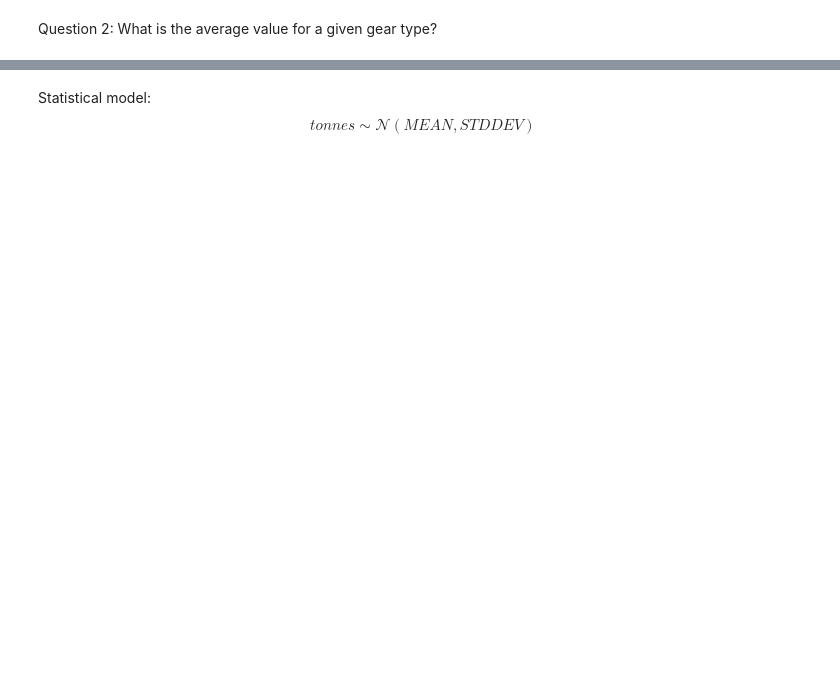
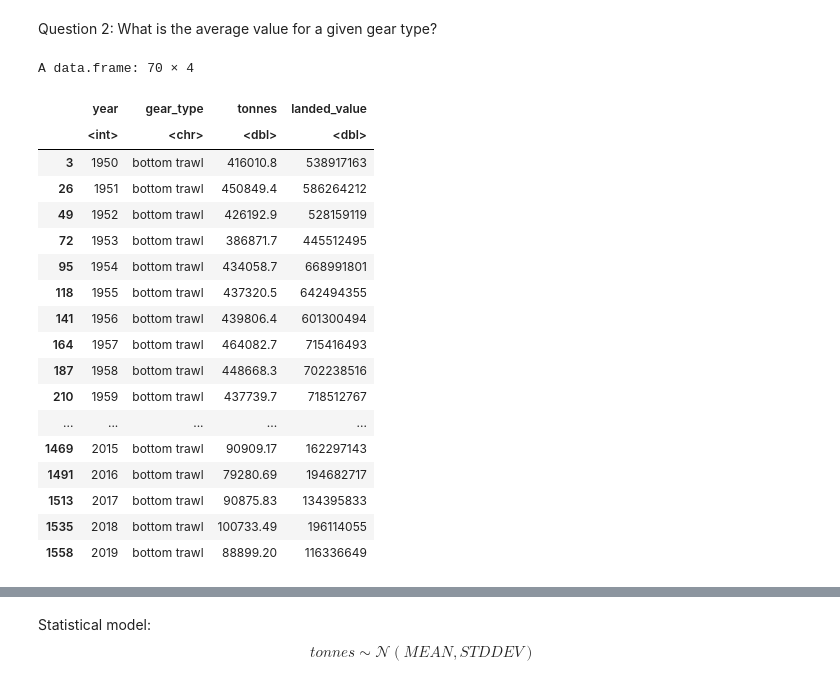
Before and after one commit to jrising/couplingsf23, a Jupyter notebook: practicum9.ipynb, the cells around one changed output, grey strips where cells are left out. Drawn from its saved outputs; the diff is of its cells as text; code cells hidden in the pictures; blank space fills up the shorter version.

```diff
--- a/practicum9.ipynb
+++ b/practicum9.ipynb
@@ -27,2 +118,24 @@ subset(df, year == 2000 & gear_type == "bottom trawl")
 # %% [markdown]
 Question 2: What is the average value for a given gear type?
+# %%
+subset(df, gear_type == 'bottom trawl')
+# %% [output]
+A data.frame: 70 × 4
+|  | year | gear_type | tonnes | landed_value |
+|  | <int> | <chr> | <dbl> | <dbl> |
+| 3 | 1950 | bottom trawl | 416010.8 | 538917163 |
+| 26 | 1951 | bottom trawl | 450849.4 | 586264212 |
+| 49 | 1952 | bottom trawl | 426192.9 | 528159119 |
+| 72 | 1953 | bottom trawl | 386871.7 | 445512495 |
+| 95 | 1954 | bottom trawl | 434058.7 | 668991801 |
+| 118 | 1955 | bottom trawl | 437320.5 | 642494355 |
+| 141 | 1956 | bottom trawl | 439806.4 | 601300494 |
+| 164 | 1957 | bottom trawl | 464082.7 | 715416493 |
+| 187 | 1958 | bottom trawl | 448668.3 | 702238516 |
+| 210 | 1959 | bottom trawl | 437739.7 | 718512767 |
+| ... | ... | ... | ... | ... |
+| 1469 | 2015 | bottom trawl | 90909.17 | 162297143 |
+| 1491 | 2016 | bottom trawl | 79280.69 | 194682717 |
+| 1513 | 2017 | bottom trawl | 90875.83 | 134395833 |
+| 1535 | 2018 | bottom trawl | 100733.49 | 196114055 |
+| 1558 | 2019 | bottom trawl | 88899.20 | 116336649 |
```
Also changed, not shown: parts of 32 cells of this notebook, 1 other file.
